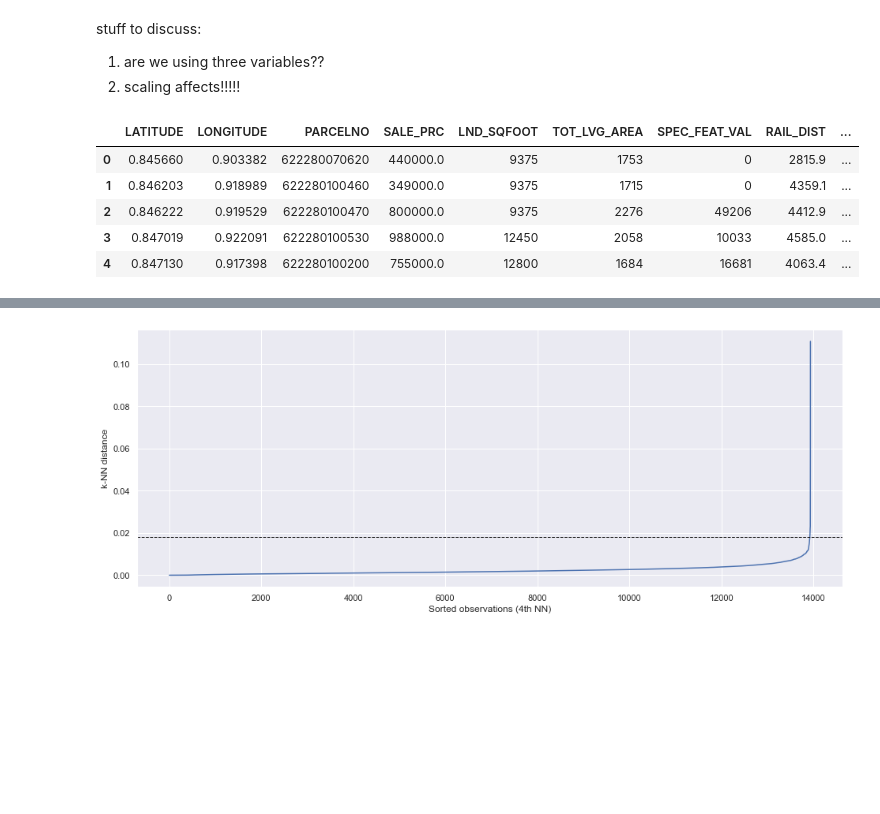
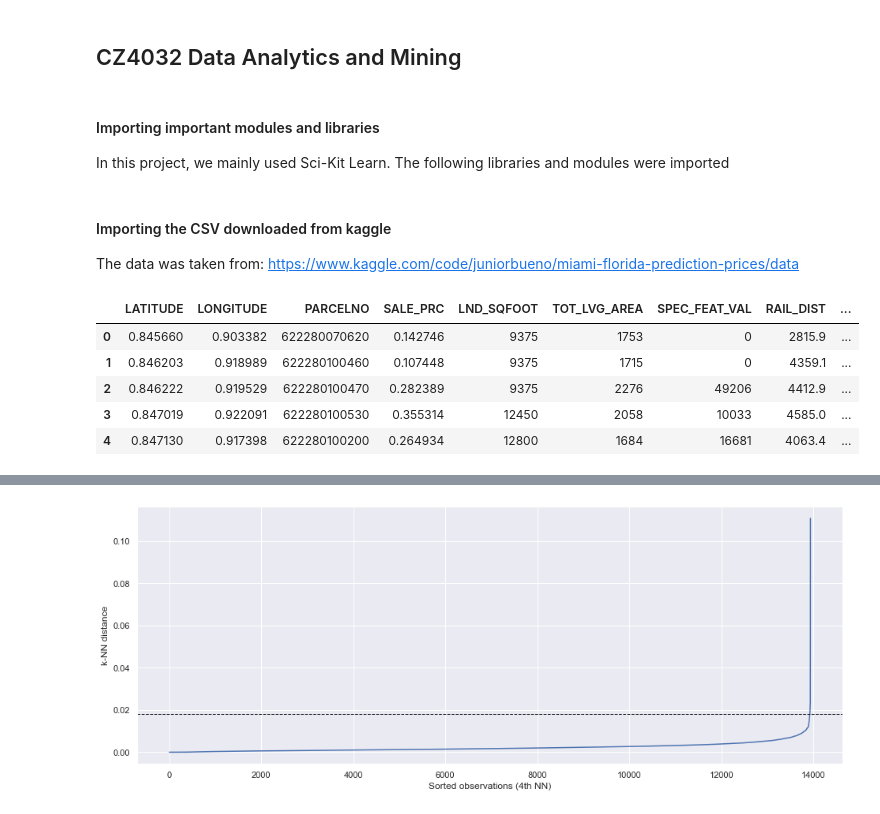
Before and after one commit to S-Samiksha/ClusteringAnalysis, a Jupyter notebook: Kmeans and Kmeans++.ipynb, the cells around one changed output, grey strips where cells are left out. Drawn from its saved outputs; the diff is of its cells as text; code cells hidden in the pictures; blank space fills up the shorter version.

```diff
--- a/Kmeans and Kmeans++.ipynb
+++ b/Kmeans and Kmeans++.ipynb
@@ -24,7 +1,9 @@ comparsion metric:
-# %% [markdown]
-stuff to discuss:
-1. are we using three variables??
-2. scaling affects!!!!!
+# %% [markdown]
+## CZ4032 Data Analytics and Mining
+# %% [markdown]
+#### Importing important modules and libraries
+
+In this project, we mainly used Sci-Kit Learn. The following libraries and modules were imported
 # %%
 import numpy as np # linear algebra
 import pandas as pd # data processing, CSV file I/O (e.g. pd.read_csv)
@@ -42,14 +21,17 @@ from mpl_toolkits.mplot3d import Axes3D
 sb.set() # set the default Seaborn style for graphics
 pd.options.mode.chained_assignment = None
 scaler = MinMaxScaler()
+# %% [markdown]
+#### Importing the CSV downloaded from kaggle
+The data was taken from: https://www.kaggle.com/code/juniorbueno/miami-florida-prediction-prices/data
 # %%
 miamiData = pd.read_csv("./miami_housing.csv") #import fresh data
-miamiData[["LATITUDE", "LONGITUDE"]] = scaler.fit_transform(miamiData[["LATITUDE", "LONGITUDE"]])
+miamiData[["LATITUDE", "LONGITUDE", "WATER_DIST", "OCEAN_DIST", "HWY_DIST", "SALE_PRC"]] = scaler.fit_transform(miamiData[["LATITUDE", "LONGITUDE", "WATER_DIST", "OCEAN_DIST", "HWY_DIST", "SALE_PRC"]])
 miamiData.head()
 # %% [output]
 |  | LATITUDE | LONGITUDE | PARCELNO | SALE_PRC | LND_SQFOOT | TOT_LVG_AREA | SPEC_FEAT_VAL | RAIL_DIST | ... |
-| 0 | 0.845660 | 0.903382 | 622280070620 | 440000.0 | 9375 | 1753 | 0 | 2815.9 | ... |
-| 1 | 0.846203 | 0.918989 | 622280100460 | 349000.0 | 9375 | 1715 | 0 | 4359.1 | ... |
-| 2 | 0.846222 | 0.919529 | 622280100470 | 800000.0 | 9375 | 2276 | 49206 | 4412.9 | ... |
-| 3 | 0.847019 | 0.922091 | 622280100530 | 988000.0 | 12450 | 2058 | 10033 | 4585.0 | ... |
-| 4 | 0.847130 | 0.917398 | 622280100200 | 755000.0 | 12800 | 1684 | 16681 | 4063.4 | ... |
+| 0 | 0.845660 | 0.903382 | 622280070620 | 0.142746 | 9375 | 1753 | 0 | 2815.9 | ... |
+| 1 | 0.846203 | 0.918989 | 622280100460 | 0.107448 | 9375 | 1715 | 0 | 4359.1 | ... |
+| 2 | 0.846222 | 0.919529 | 622280100470 | 0.282389 | 9375 | 2276 | 49206 | 4412.9 | ... |
+| 3 | 0.847019 | 0.922091 | 622280100530 | 0.355314 | 12450 | 2058 | 10033 | 4585.0 | ... |
+| 4 | 0.847130 | 0.917398 | 622280100200 | 0.264934 | 12800 | 1684 | 16681 | 4063.4 | ... |
```
Also changed, not shown: parts of 46 cells of this notebook.
